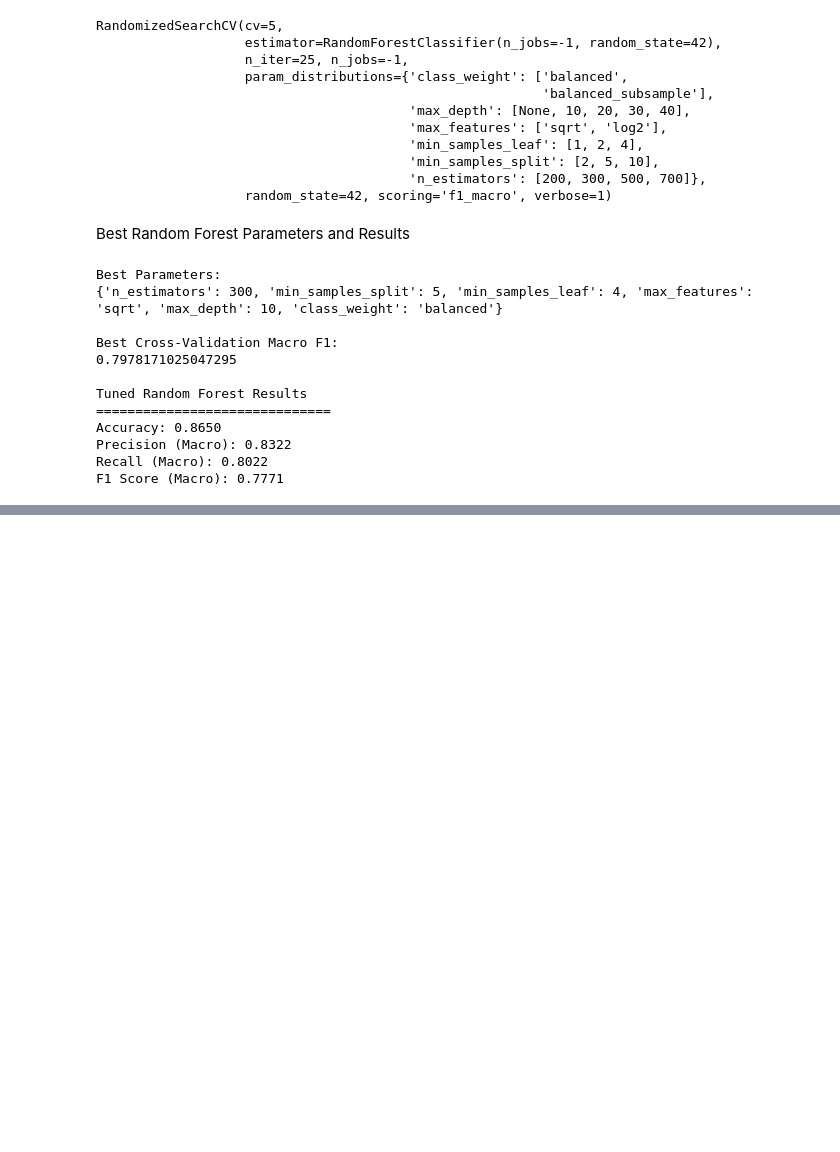
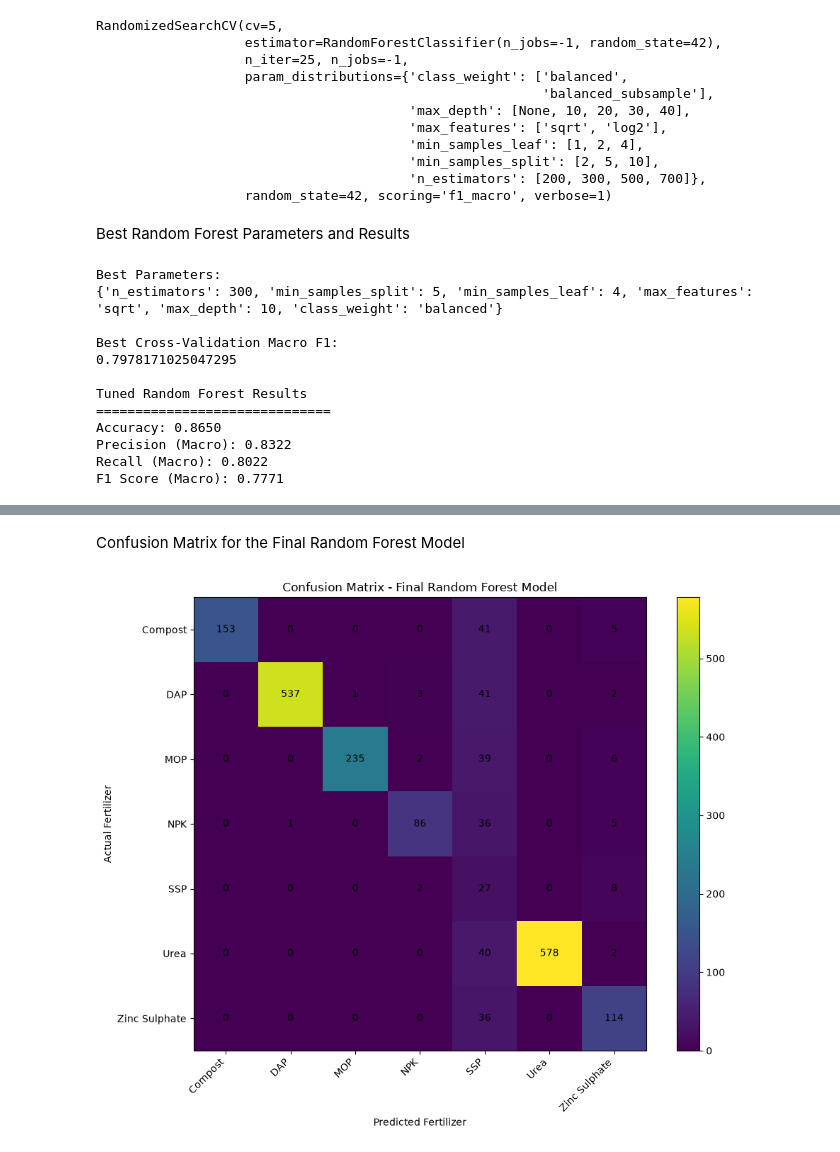
Before and after one commit to RumethW/AI-Powered-Fertilizer-Recommendation-System, a Jupyter notebook: ml_model.ipynb, the cells around one changed output, grey strips where cells are left out. Drawn from its saved outputs; the diff is of its cells as text; code cells hidden in the pictures; blank space fills up the shorter version.

```diff
--- a/ml_model.ipynb
+++ b/ml_model.ipynb
@@ -1000,0 +1111,8 @@ F1 Score (Macro): 0.7771
+# %%
+# Select the tuned Random Forest model as the final model
+final_model = best_rf_model
+
+# Generate predictions on the preprocessed test dataset
+final_predictions = final_model.predict(
+    X_test_fe_processed
+)
@@ -1000,0 +1144,46 @@ F1 Score (Macro): 0.7771
+# %% [markdown]
+Confusion Matrix for the Final Random Forest Model
+# %%
+cm = confusion_matrix(
+    Y_test_encoded,
+    final_predictions
+)
+
+plt.figure(figsize=(10, 8))
+
+plt.imshow(cm)
+
+plt.colorbar()
+
+plt.xticks(
+    range(len(label_encoder.classes_)),
+    label_encoder.classes_,
+    rotation = 45,
+    ha = "right"
+)
+
+plt.yticks(
+    range(len(label_encoder.classes_)),
+    label_encoder.classes_
+)
+
+plt.xlabel("Predicted Fertilizer")
+plt.ylabel("Actual Fertilizer")
+
+plt.title("Confusion Matrix - Final Random Forest Model")
+
+# Add values to the matrix
+for i in range(cm.shape[0]):
+    for j in range(cm.shape[1]):
+        plt.text(
+            j,
+            i,
+            str(cm[i, j]),
+            ha="center",
+            va="center"
+        )
+
+plt.tight_layout()
+plt.show()
+# %% [output]
+[figure, added]
```
Also changed, not shown: parts of 8 cells of this notebook, 4 other files.
